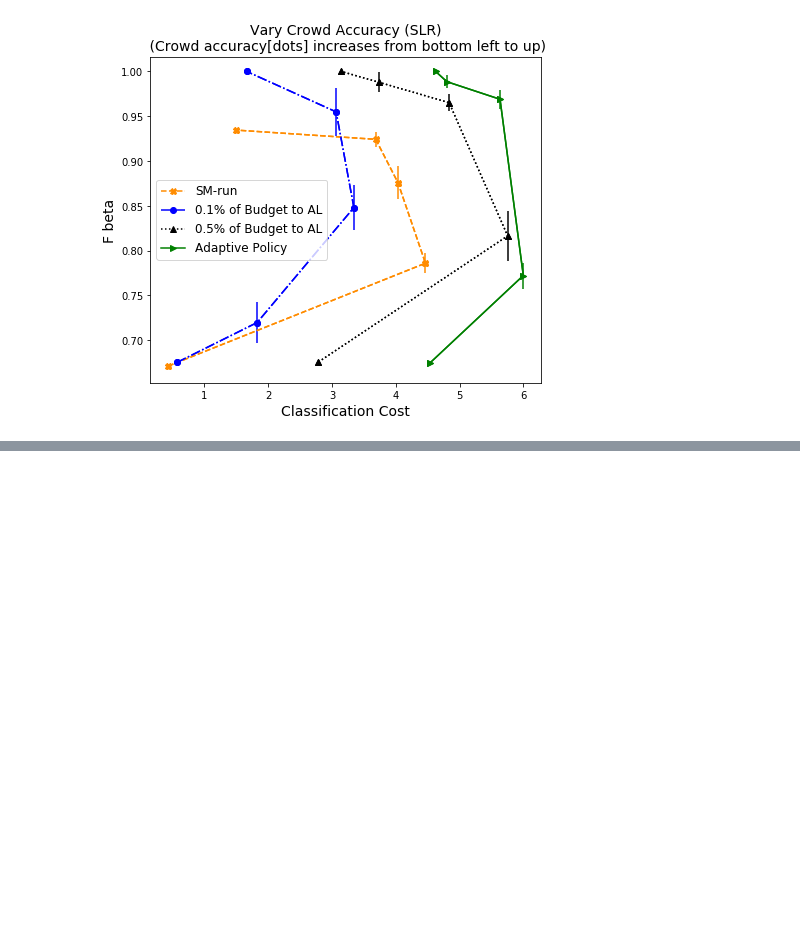
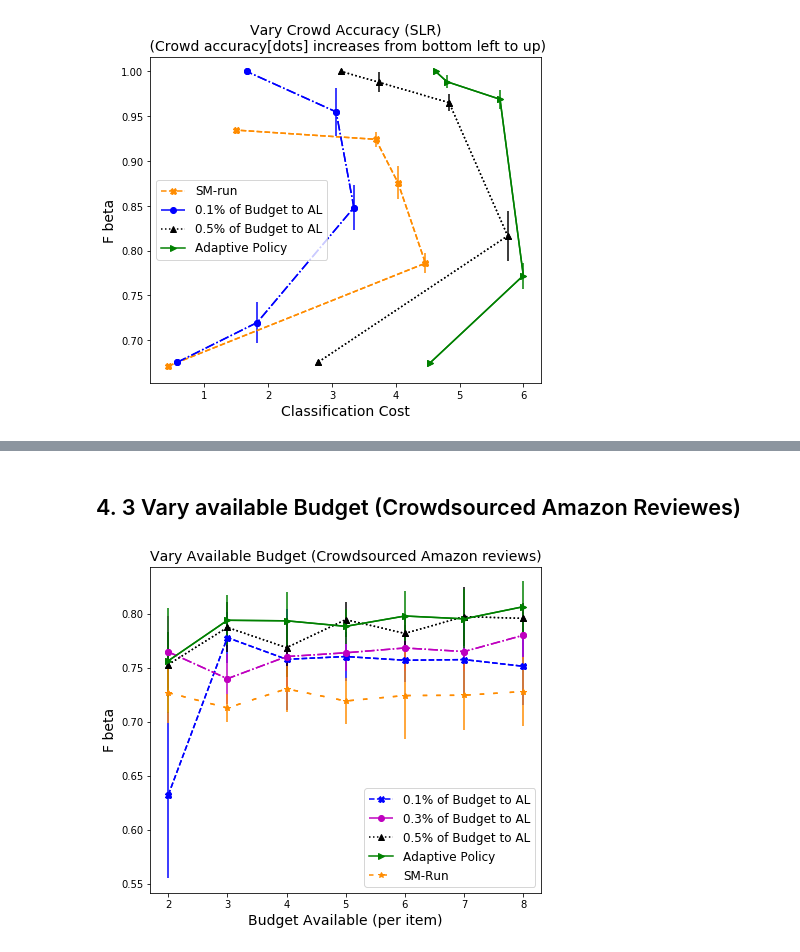
Before and after one commit to Evgeneus/Active-Hybrid-Classificatoin, a Jupyter notebook: adaptive_machine_and_crowd/notebooks/results.ipynb, the cells around one changed output, grey strips where cells are left out. Drawn from its saved outputs; the diff is of its cells as text; code cells hidden in the pictures; blank space fills up the shorter version.

```diff
--- a/adaptive_machine_and_crowd/notebooks/results.ipynb
+++ b/adaptive_machine_and_crowd/notebooks/results.ipynb
@@ -296,0 +315,9 @@ plot_clf_cost_crowd_acc(file_name, b_per_item, title, [ 0., 0.1, 0.5, -1], 'obje
+# %% [markdown]
+## 4. 3 Vary available Budget (Crowdsourced Amazon Reviewes)
+# %%
+file_name = '1k_amazon_reviews_crowdsourced_lemmatized_experiment_nums_10_ninstq_50_real_data.csv'
+b_per_item = 6
+title = 'Vary Available Budget (Crowdsourced Amazon reviews)'
+plot_budget(file_name, b_per_item, title, [ 0.1, 0.3, 0.5, -1], 'objective_aware_sampling')
+# %% [output]
+[figure, added]
```
Also changed, not shown: parts of 4 cells of this notebook.
